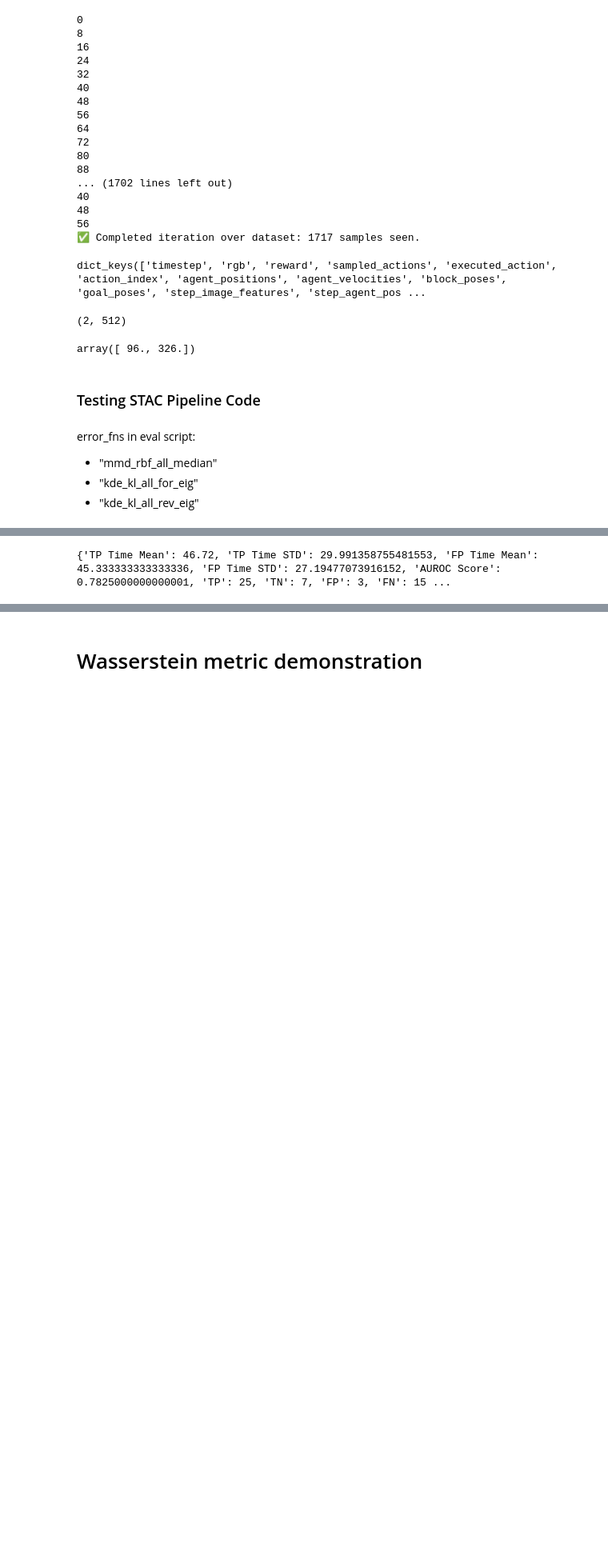
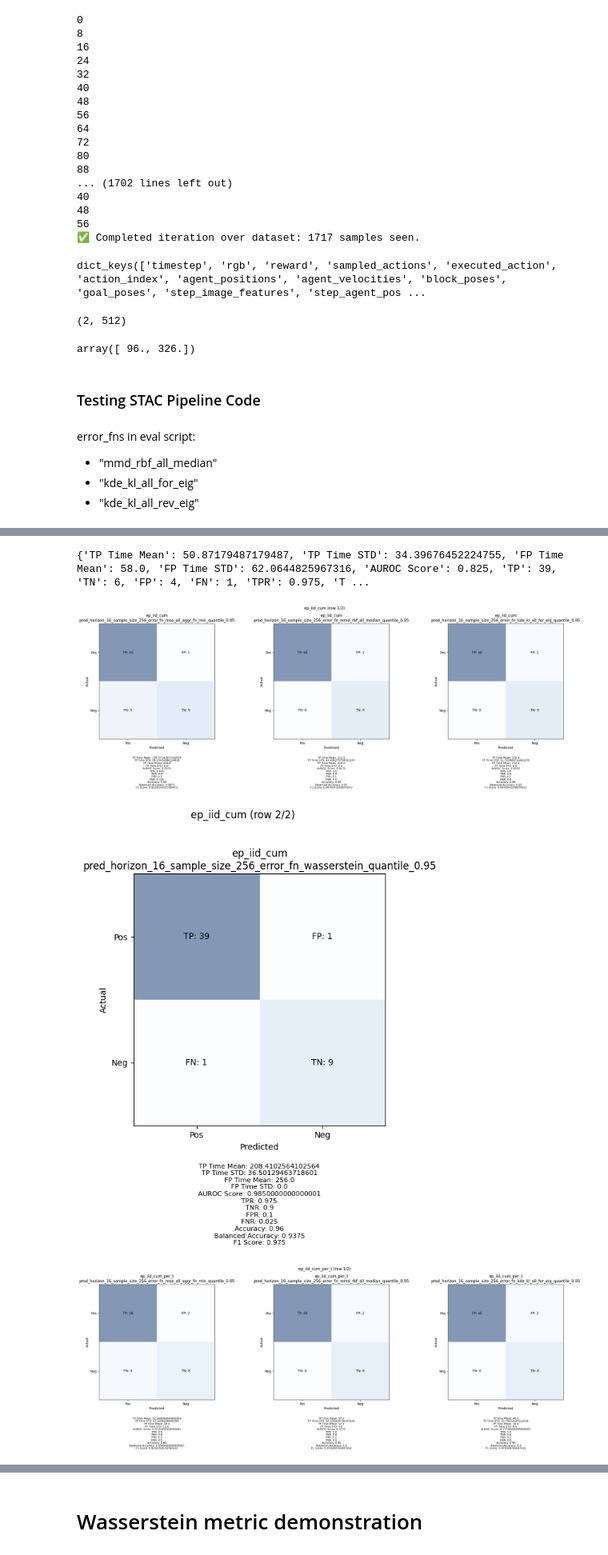
Before and after one commit to rajivswamy/action-diffusion-failure, a Jupyter notebook: failure_detector_stac.ipynb, the cells around one changed output, grey strips where cells are left out. Shown at 80% size. Saved outputs shown, nothing was run; the diff lists cells and outputs as text; code cells hidden in the pictures; blank space fills up the shorter version.

Commit message:
Added confusion matrices for stac

```diff
--- a/failure_detector_stac.ipynb
+++ b/failure_detector_stac.ipynb
@@ -626,8 +626,8 @@ conf_dict = {
     },
     "eval": {
         "consistency": {
-            "sample_sizes": [128, 256],
-            "error_fns": ["mse_all", "mmd_rbf_all_median", "kde_kl_all_for_eig"],
+            "sample_sizes": [256],
+            "error_fns": ["mse_all", "mmd_rbf_all_median", "kde_kl_all_for_eig", "wasserstein"],
             "pred_horizons": [16],
             "aggr_fns": ["min"]
         },
@@ -717,8 +683,8 @@ print(tabulate(output_data['demo_results_frame'][0:5], headers='keys', tablefmt=
 # calib_key = "t_iid, ep_iid_max, ep_iid_per_t, ep_iid_cum, ep_iid_cum_per_t"
 # combinations = "{exp_key}_score or {exp_key}_cum_score" (done already in metric_utils)
 
-r: Dict[str, Any] = output_data['results_dict']["pred_horizon_16_sample_size_128_error_fn_mse_all_aggr_fn_min_quantile_0.95"]["ep_iid_per_t"]["episode"]["metrics"]
+r: Dict[str, Any] = output_data['results_dict']["pred_horizon_16_sample_size_128_error_fn_mse_all_aggr_fn_min_quantile_0.95"]["t_iid"]["episode"]["metrics"]
 
 print(r)
 # %% [output]
-{'TP Time Mean': 46.72, 'TP Time STD': 29.991358755481553, 'FP Time Mean': 45.333333333333336, 'FP Time STD': 27.19477073916152, 'AUROC Score': 0.7825000000000001, 'TP': 25, 'TN': 7, 'FP': 3, 'FN': 15 ...
+{'TP Time Mean': 50.87179487179487, 'TP Time STD': 34.39676452224755, 'FP Time Mean': 58.0, 'FP Time STD': 62.0644825967316, 'AUROC Score': 0.825, 'TP': 39, 'TN': 6, 'FP': 4, 'FN': 1, 'TPR': 0.975, 'T ...
@@ -724,0 +718,62 @@ print(r)
+# %%
+import matplotlib.pyplot as plt
+import numpy as np
+
+# assume confusion_matrices & metrics_strings already exist
+cell_labels = np.array([["TP","FP"],
+                        ["FN","TN"]])
+
+# gather all unique key2 values
+all_key2 = sorted({k2 for sub in confusion_matrices.values() for k2 in sub})
+max_per_row = 3
+
+for key2 in all_key2:
+    key1s = [k1 for k1, sub in confusion_matrices.items() if key2 in sub]
+
+    # split key1s into rows of max_per_row
+    chunks = [ key1s[i:i+max_per_row]
+               for i in range(0, len(key1s), max_per_row) ]
+
+    for row_idx, chunk in enumerate(chunks):
+        n = len(chunk)
+        fig, axes = plt.subplots(1, n, figsize=(7.5 * n, 7.5))
+        if n == 1:
+            axes = [axes]
+
+        for ax, key1 in zip(axes, chunk):
+            cm = confusion_matrices[key1][key2]
+
+            # two‐line title
+            title_str = f"{key2} + {key1}".replace(" + ", "\n")
+            ax.set_title(title_str)
+
+            im = ax.imshow(cm, interpolation="nearest", cmap="Blues", alpha=0.5)
+            ax.set_xlabel("Predicted")
+            ax.set_ylabel("Actual")
+            ax.set_xticks([0,1])
+            ax.set_xticklabels(["Pos","Neg"])
+            ax.set_yticks([0,1])
+            ax.set_yticklabels(["Pos","Neg"])
+
+            # annotate cells
+            for i in range(2):
+                for j in range(2):
+                    ax.text(j, i,
+                            f"{cell_labels[i,j]}: {cm[i,j]}",
+                            ha="center", va="center")
+
+            # metrics string below each subplot
+            txt = metrics_strings[key1][key2]
+            ax.text(0.5, -0.15, txt, transform=ax.transAxes,
+                    fontsize=8, va="top", ha="center")
+
+        # optional: a big super‐title per key2 chunk
+        if len(chunks) > 1:
+            fig.suptitle(f"{key2} (row {row_idx+1}/{len(chunks)})", y=1.02)
+
+        plt.tight_layout()
+        plt.show()
+# %% [output]
+[figure, added]
+[figure, added]
+[figure, added]
```
Also changed, not shown: parts of 6 cells of this notebook, 2 other files.
